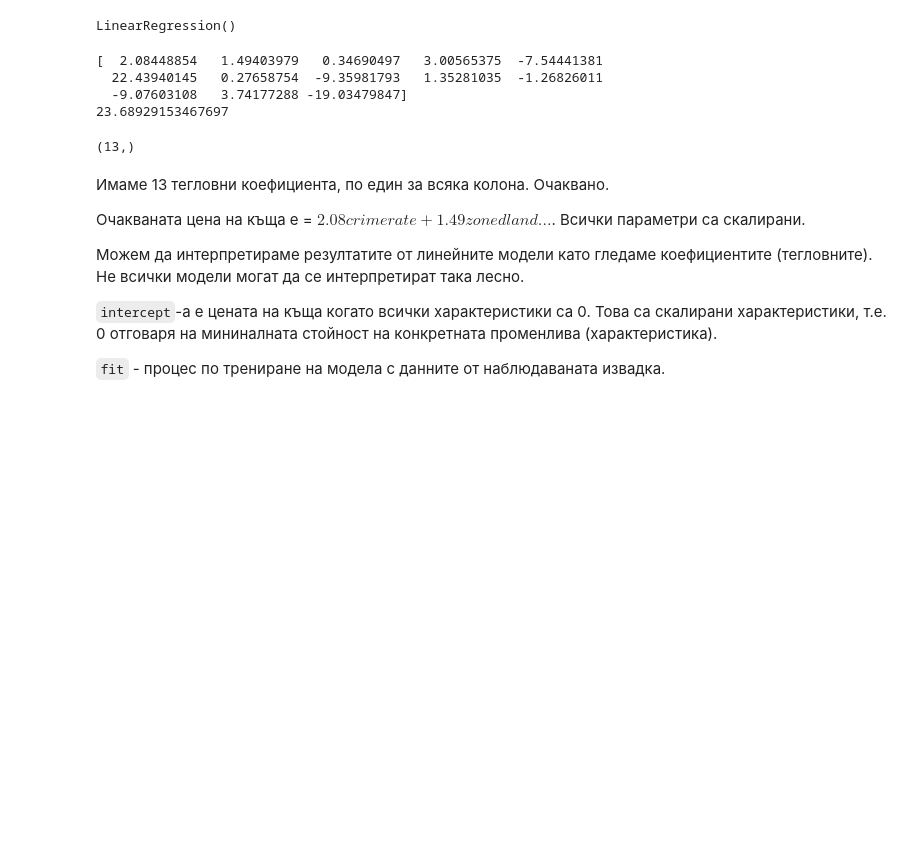
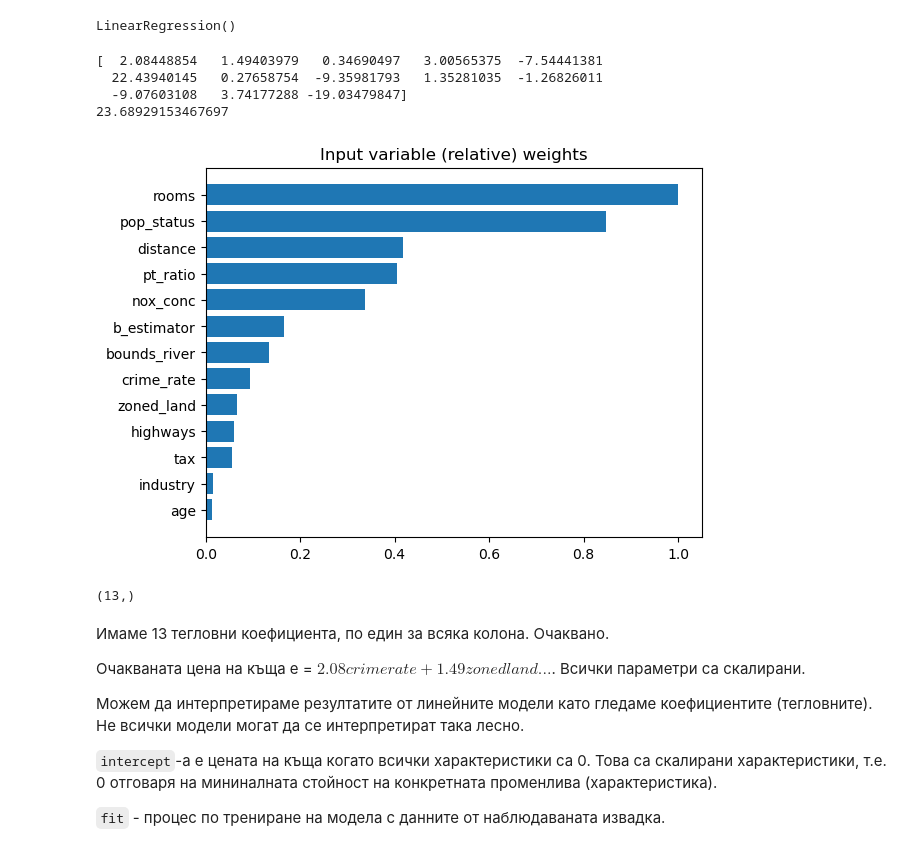
Before and after one commit to hrstnikolov/2022-machine-learning, a Jupyter notebook: 02. Linear and Logistic Regression Lab/Linear and Logistic Regression Demos.ipynb, the cells around one changed output. Drawn from its saved outputs; the diff is of its cells as text; code cells hidden in the pictures; blank space fills up the shorter version.

```diff
--- a/02. Linear and Logistic Regression Lab/Linear and Logistic Regression Demos.ipynb
+++ b/02. Linear and Logistic Regression Lab/Linear and Logistic Regression Demos.ipynb
@@ -102,6 +102,24 @@ print(housing_model.intercept_)
   22.43940145   0.27658754  -9.35981793   1.35281035  -1.26826011
   -9.07603108   3.74177288 -19.03479847]
 23.68929153467697
+# %%
+weights = pd.Series(
+    data=housing_model.coef_,
+    index=housing_characteristics.columns,
+)
+
+weights = np.abs(weights)
+weights = weights.sort_values()
+weights = weights / weights.max()
+
+plt.barh(
+    y=weights.index,
+    width=weights,
+)
+plt.title("Input variable (relative) weights")
+plt.show()
+# %% [output]
+[figure, added]
 # %%
 housing_model.coef_.shape
 # %% [output]
```
Also changed, not shown: parts of 31 cells of this notebook, 19 other files.
